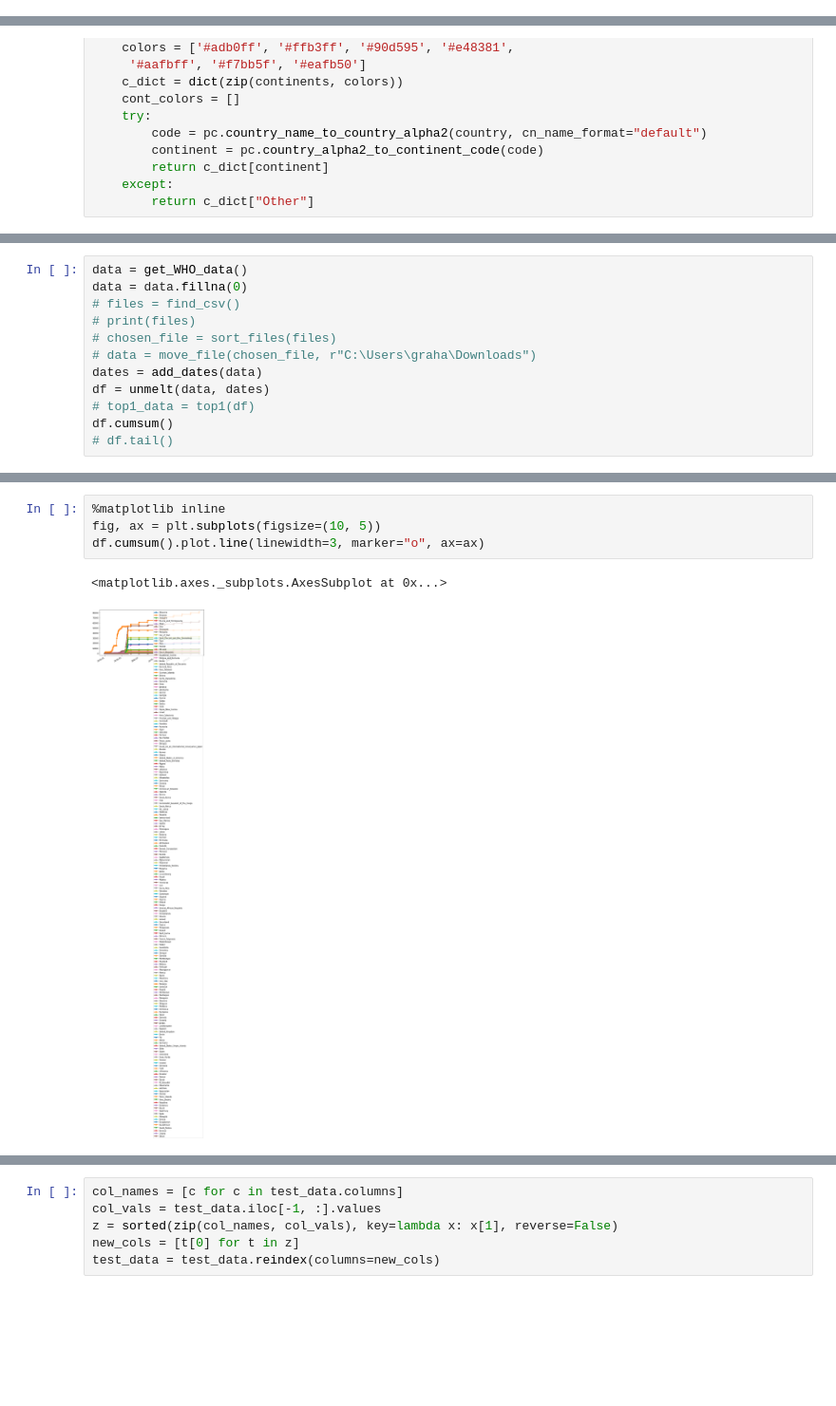
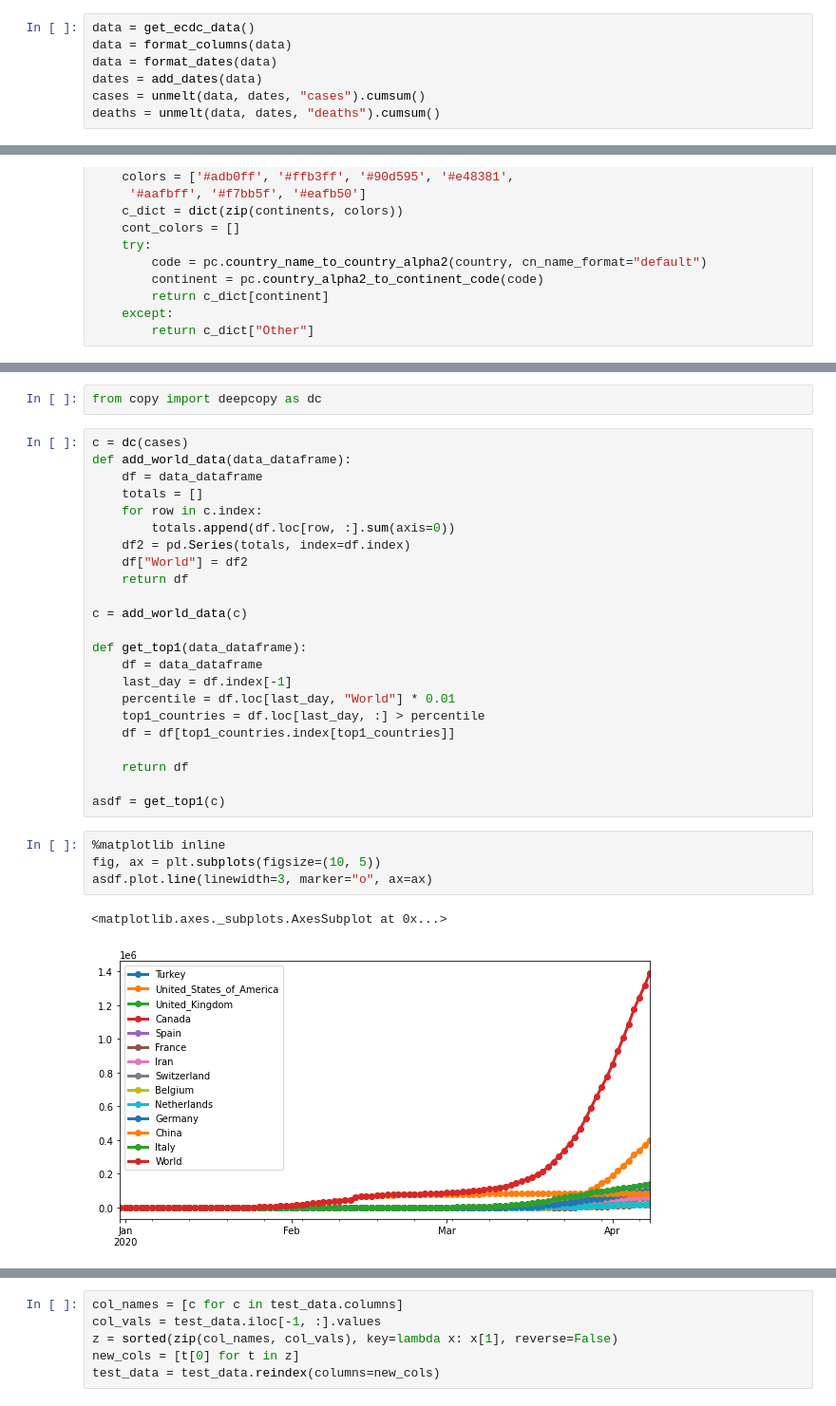
Before and after one commit to grahamdelafield/Covid_Analysis, a Jupyter notebook: pdf_read.ipynb, the cells around one changed output, grey strips where cells are left out. Shown at 95% size. Saved outputs shown, nothing was run; the diff lists cells and outputs as text; blank space fills up the shorter version.

```diff
--- a/pdf_read.ipynb
+++ b/pdf_read.ipynb
@@ -118 +189,8 @@ def add_dates(data_dataframe):
+# %%
+data = get_ecdc_data()
+data = format_columns(data)
+data = format_dates(data)
+dates = add_dates(data)
+cases = unmelt(data, dates, "cases").cumsum()
+deaths = unmelt(data, dates, "deaths").cumsum()
 # %%
@@ -195,12 +259,0 @@ add_dates(df)
-# %%
-data = get_WHO_data()
-data = data.fillna(0)
-# files = find_csv()
-# print(files)
-# chosen_file = sort_files(files)
-# data = move_file(chosen_file, r"C:\Users\graha\Downloads")
-dates = add_dates(data)
-df = unmelt(data, dates)
-# top1_data = top1(df)
-df.cumsum()
-# df.tail()
@@ -221,10 +260,35 @@ df.cumsum()
+# %%
+from copy import deepcopy as dc
+# %%
+c = dc(cases)
+def add_world_data(data_dataframe):
+    df = data_dataframe
+    totals = []
+    for row in c.index:
+        totals.append(df.loc[row, :].sum(axis=0))
+    df2 = pd.Series(totals, index=df.index)
+    df["World"] = df2
+    return df
+
+c = add_world_data(c)
+
+def get_top1(data_dataframe):
+    df = data_dataframe
+    last_day = df.index[-1]
+    percentile = df.loc[last_day, "World"] * 0.01
+    top1_countries = df.loc[last_day, :] > percentile
+    df = df[top1_countries.index[top1_countries]]
+
+    return df
+
+asdf = get_top1(c)
 # %%
 %matplotlib inline
 fig, ax = plt.subplots(figsize=(10, 5))
-df.cumsum().plot.line(linewidth=3, marker="o", ax=ax)
+asdf.plot.line(linewidth=3, marker="o", ax=ax)
 # %% [output]
 <matplotlib.axes._subplots.AxesSubplot at 0x...>
-[figure, old version]
+[figure, new version]
 # %%
 %matplotlib notebook
 fig, ax = plt.subplots(figsize=(10, 5))
```
Also changed, not shown: parts of 13 cells of this notebook.
